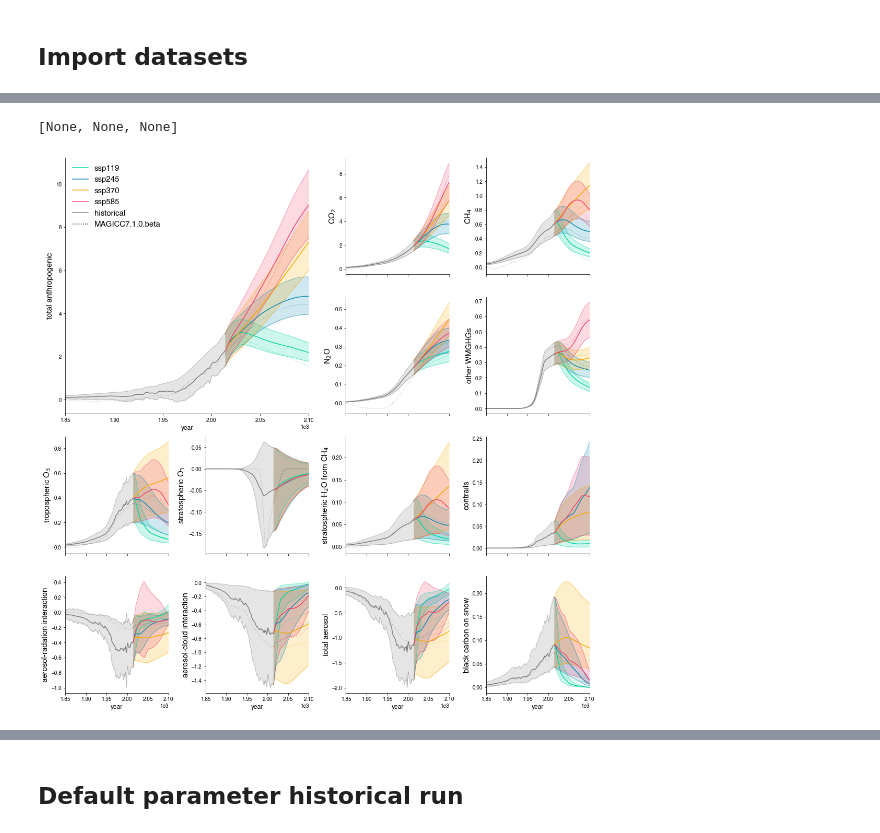
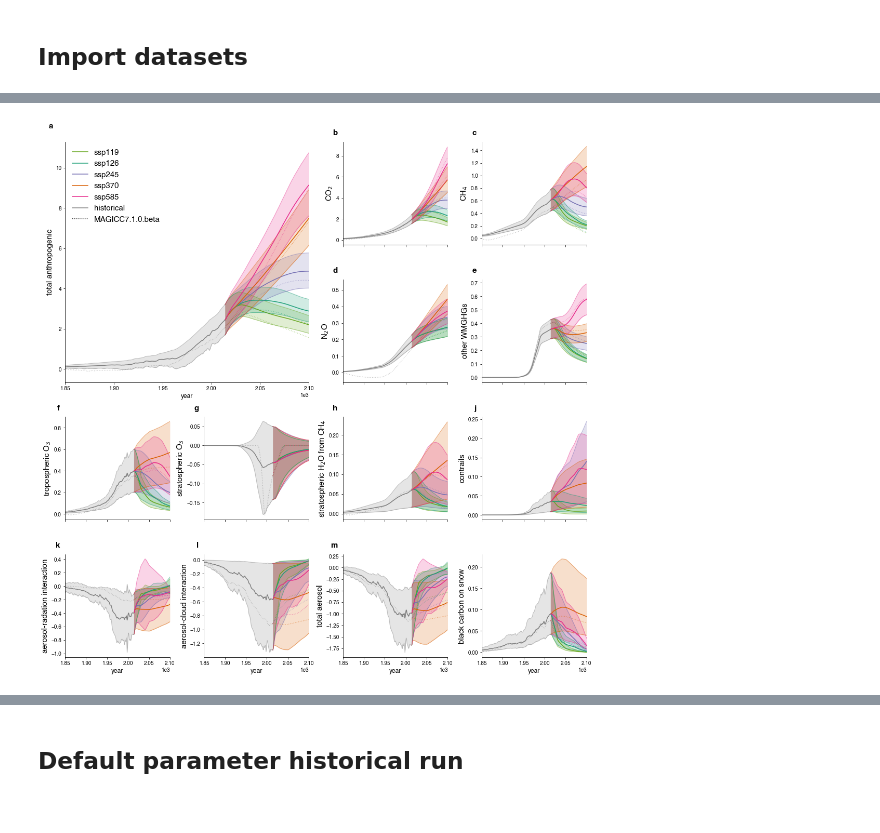
Before and after one commit to njleach/GIR, a Jupyter notebook: GIR/notebooks/SSP_NROY_ensemble.ipynb, the cells around one changed output, grey strips where cells are left out. Drawn from its saved outputs; the diff is of its cells as text; code cells hidden in the pictures.

```diff
--- a/GIR/notebooks/SSP_NROY_ensemble.ipynb
+++ b/GIR/notebooks/SSP_NROY_ensemble.ipynb
@@ -157,11 +197,43 @@ def run_NROY_ssp(ssp,param_sets=[0]):
+# %%
+def run_GWI_NROY_ssp(ssp,gas_param_ensemble,thermal_param_ensemble,EXT_forc_sfs):
+
+    ssp_emms = RCMIP_to_GIR_input_emms(ssp).interpolate().reindex(np.arange(1750,2151))
+    ssp_emms -= ssp_emms.loc[1750] # emissions relative to 1750 values
+    sf = GCP_historical_emissions.sum(axis=1).loc[2015] / ssp_emms.loc[2015,'carbon_dioxide']
+    ssp_emms.loc[:2014,'carbon_dioxide'] = GCP_historical_emissions.sum(axis=1).loc[1750:2014]
+    ssp_emms.loc[2015:2025,'carbon_dioxide'] *= np.linspace(sf,1,11)
+
+    mem_names = gas_param_ensemble.columns.levels[0]
+    N = gas_param_ensemble.columns.levels[0].size
+
+    erf_ar6 = pd.read_csv('https://raw.githubusercontent.com/Priestley-Centre/ssp_erf/master/SSPs/ERF_'+ssp+'_1750-2500.csv',index_col=0,dtype=float)
+
+    ## LUC
+    LUC_forc_ensemble = pd.concat([erf_ar6['land_use'].reindex(np.arange(1750,2151))]*mem_names.size,axis=1,keys=mem_names)*EXT_forc_sfs.loc['LUC']
+
+    ## Natural
+    volc_forc_ensemble = pd.concat([erf_ar6['volcanic'].reindex(np.arange(1750,2151))]*mem_names.size,axis=1,keys=mem_names)*EXT_forc_sfs.loc['volc']
+    sol_forc_ensemble = pd.concat([erf_ar6['solar'].reindex(np.arange(1750,2151))]*mem_names.size,axis=1,keys=mem_names)*EXT_forc_sfs.loc['sol']
+
+    ssp_forc = pd.concat([LUC_forc_ensemble+volc_forc_ensemble+sol_forc_ensemble],axis=1,keys=['forcing']).swaplevel(0,1,axis=1)
+
+    ssp_emms_run = pd.concat([ssp_emms]*N,axis=1,keys=gas_param_ensemble.columns.levels[0])
+
+    results = run_GIR(emissions_in=ssp_emms_run,forcing_in=ssp_forc,gas_parameters=gas_param_ensemble,thermal_parameters=thermal_param_ensemble)
+
+    return results['RF'],results['T'],LUC_forc_ensemble
 # %%
-scenarios = ['ssp'+x for x in ['119','245','370','585']]
+# scenarios = ['ssp'+x for x in ['119','126','245','370','585']]
+scenarios = [x for x in magicc_scm.index.levels[1] if 'ssp' in x and x[0]!='e']
 
-plot_results = pd.DataFrame(index = np.arange(1750,2151),columns=pd.MultiIndex.from_product([scenarios,list(param_categories.keys()) + ['anthro','temp'],[5,17,50,83,95]]))
+plot_results = pd.DataFrame(index = np.arange(1750,2151),columns=pd.MultiIndex.from_product([scenarios,list(param_categories.keys()) + ['anthro','temp'],[5,16.6,50,83.3,95]]))
+
+gas_param_ensemble,thermal_param_ensemble,EXT_forc_sfs = get_GWI_ensemble_parameters(ensemble_size=15000)
 
 for ssp in scenarios:
 
-    results_rf,results_T,LUC_forc = run_NROY_ssp(ssp,[0,90000,110000,450000,860000])
+    print('computing '+ssp+' projection')
+    results_rf,results_T,LUC_forc = run_GWI_NROY_ssp(ssp,gas_param_ensemble,thermal_param_ensemble,EXT_forc_sfs)
 
     for forc_cat in param_categories.keys():
         for quantile in [5,16.6,50,83.3,95]:
@@ -208,7 +296,7 @@ forc_cat_order = ['carbon_dioxide', 'methane', 'nitrous_oxide','other_wmghgs','t
 gs = fig.add_gridspec(4, 4)
 ax1 = fig.add_subplot(gs[:2,:2])
 ax2 = [fig.add_subplot(gs[i,j]) for i in np.arange(4) for j in np.arange(4) if (i>=2) or (j>=2)]
-colors= {'ssp245':'#118ab2','ssp370':'#F5AB00','ssp585':'#ef476f','ssp119':'#06d6a0','history':'grey'}
+colors= {'ssp245':'#7570b3','ssp370':'#d95f02','ssp585':'#e7298a','ssp119':'#66a61e','ssp126':'#1b9e77','history':'grey'}
 for ssp in scenarios:
     ax1.plot(plot_results.loc[2014:2100,(ssp,'anthro',50)],color=colors[ssp],label=ssp)
     ax1.fill_between(plot_results.loc[2014:2100].index,*plot_results.loc[2014:2100,(ssp,'anthro',[5,95])].values.T,color=colors[ssp],lw=0,alpha=0.2)
@@ -222,36 +310,37 @@ for ssp in scenarios:
         ax2[i].plot(plot_results.loc[2014:2100].index,plot_results.loc[2014:2100,(ssp,forc_cat,[5,95])],color=colors[ssp],lw=1.2,alpha=0.5)
 
         ax2[i].plot(magicc_data.loc[2014:2100].index,magicc_data.loc[2014:2100,(ssp,forc_cat)],color=colors[ssp],ls=':',lw=1.2,alpha=0.5)
 
 ax1.plot(plot_results.loc[:2014,(ssp,'anthro',50)],color=colors['history'],label='historical')
 ax1.fill_between(plot_results.loc[:2014].index,*plot_results.loc[:2014,(ssp,'anthro',[5,95])].values.T,color=colors['history'],lw=0,alpha=0.2)
 ax1.plot(plot_results.loc[:2014].index,plot_results.loc[:2014,(ssp,'anthro',[5,95])],color=colors['history'],lw=1.2,alpha=0.5)
 
 ax1.plot(magicc_data.loc[:2014].index,magicc_data.loc[:2014,(ssp,'anthro')],color=colors['history'],ls=':',lw=1.2,alpha=0.5)
 
 for i,forc_cat in enumerate(forc_cat_order):
         ax2[i].plot(plot_results.loc[:2014,(ssp,forc_cat,50)],color=colors['history'])
         ax2[i].fill_between(plot_results.loc[:2014].index,*plot_results.loc[:2014,(ssp,forc_cat,[5,95])].values.T,color=colors['history'],lw=0,alpha=0.2)
         ax2[i].plot(plot_results.loc[:2014].index,plot_results.loc[:2014,(ssp,forc_cat,[5,95])],color=colors['history'],lw=1.2,alpha=0.5)
 
         ax2[i].plot(magicc_data.loc[:2014].index,magicc_data.loc[:2014,(ssp,forc_cat)],color=colors['history'],ls=':',lw=1.2,alpha=0.5)
 
         ax2[i].set_ylabel(map_forc_cat[forc_cat],fontsize=15)
 
 
 ax1.set_ylabel('total anthropogenic',fontsize=15)
 [a.tick_params(labelbottom=False) for a in ax2[:-4]]
 [a.set_xlabel('year',fontsize=12) for a in ax2[-4:]+[ax1]]
 [a.spines[pos].set_visible(False) for a in ax2+[ax1] for pos in ['right','top']]
 [a.set_xlim(1850,2100) for a in ax2+[ax1]]
+[ax2[i].text(-0.05,1.05,x,va='bottom',ha='right',transform=ax2[i].transAxes,fontweight='bold',fontsize=15) for i,x in enumerate(['b','c','d','e','f','g','h','j','k','l','m'])]
+ax1.text(-0.05,1.05,'a',va='bottom',ha='right',transform=ax1.transAxes,fontweight='bold',fontsize=15)
 ax1.plot([],[],'k:',label='MAGICC7.1.0.beta')
 ax1.legend(loc='upper left',fontsize=15)
 plt.tight_layout()
 
-[fig.savefig('/home/leachl/Documents/Simple_models/FaIR_v2-0_paper/Plots/SSP_NROY_ERF_grid.'+x,bbox_inches='tight',dpi=600) for x in ['png','pdf','svg']]
+# [fig.savefig('/home/leachl/Documents/Simple_models/FaIR_v2-0_paper/Plots/SSP_NROY_ERF_grid.'+x,bbox_inches='tight',dpi=600) for x in ['png','pdf','svg']]
 # %% [output]
-[None, None, None]
-[figure, old version]
+[figure, new version]
 # %%
 ## Import some temperature data
 baseline = ['1850','1900']
```
Also changed, not shown: parts of 44 cells of this notebook, 12 other files.
